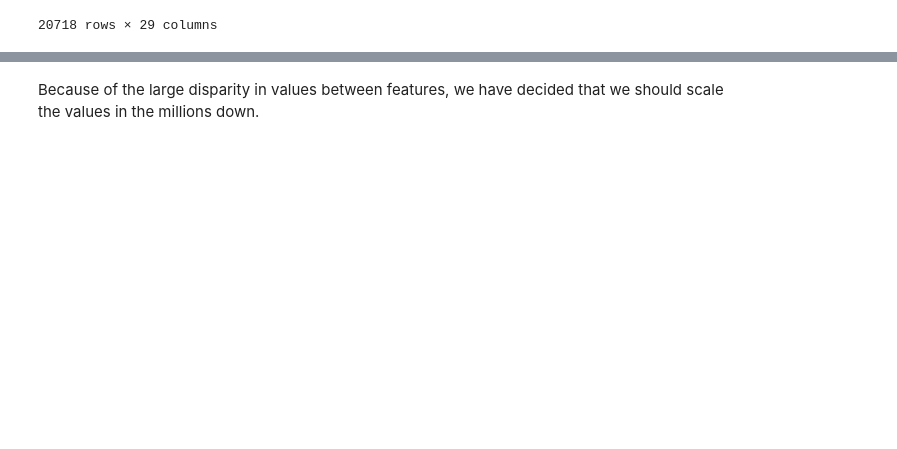
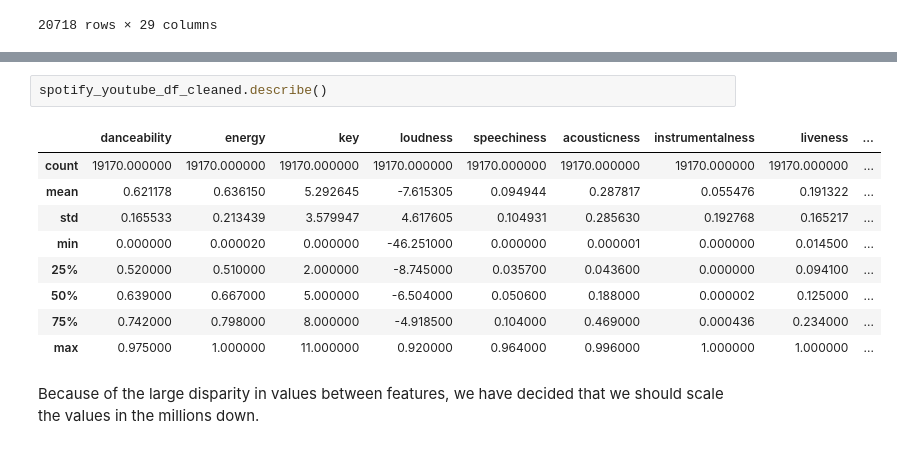
Before and after one commit to dparcon/Project_4_Group_2, a Jupyter notebook: spotify_youtube_song_analysis.ipynb, the cells around one changed output, grey strips where cells are left out. Drawn from its saved outputs; the diff is of its cells as text; blank space fills up the shorter version.

```diff
--- a/spotify_youtube_song_analysis.ipynb
+++ b/spotify_youtube_song_analysis.ipynb
@@ -125,2 +142,14 @@ spotify_youtube_df.describe()
+# %%
+spotify_youtube_df_cleaned.describe()
+# %% [output]
+|  | danceability | energy | key | loudness | speechiness | acousticness | instrumentalness | liveness | ... |
+| count | 19170.000000 | 19170.000000 | 19170.000000 | 19170.000000 | 19170.000000 | 19170.000000 | 19170.000000 | 19170.000000 | ... |
+| mean | 0.621178 | 0.636150 | 5.292645 | -7.615305 | 0.094944 | 0.287817 | 0.055476 | 0.191322 | ... |
+| std | 0.165533 | 0.213439 | 3.579947 | 4.617605 | 0.104931 | 0.285630 | 0.192768 | 0.165217 | ... |
+| min | 0.000000 | 0.000020 | 0.000000 | -46.251000 | 0.000000 | 0.000001 | 0.000000 | 0.014500 | ... |
+| 25% | 0.520000 | 0.510000 | 2.000000 | -8.745000 | 0.035700 | 0.043600 | 0.000000 | 0.094100 | ... |
+| 50% | 0.639000 | 0.667000 | 5.000000 | -6.504000 | 0.050600 | 0.188000 | 0.000002 | 0.125000 | ... |
+| 75% | 0.742000 | 0.798000 | 8.000000 | -4.918500 | 0.104000 | 0.469000 | 0.000436 | 0.234000 | ... |
+| max | 0.975000 | 1.000000 | 11.000000 | 0.920000 | 0.964000 | 0.996000 | 1.000000 | 1.000000 | ... |
 # %% [markdown]
 Because of the large disparity in values between features, we have decided that we should scale the values in the millions down.
```
Also changed, not shown: parts of 10 cells of this notebook.
